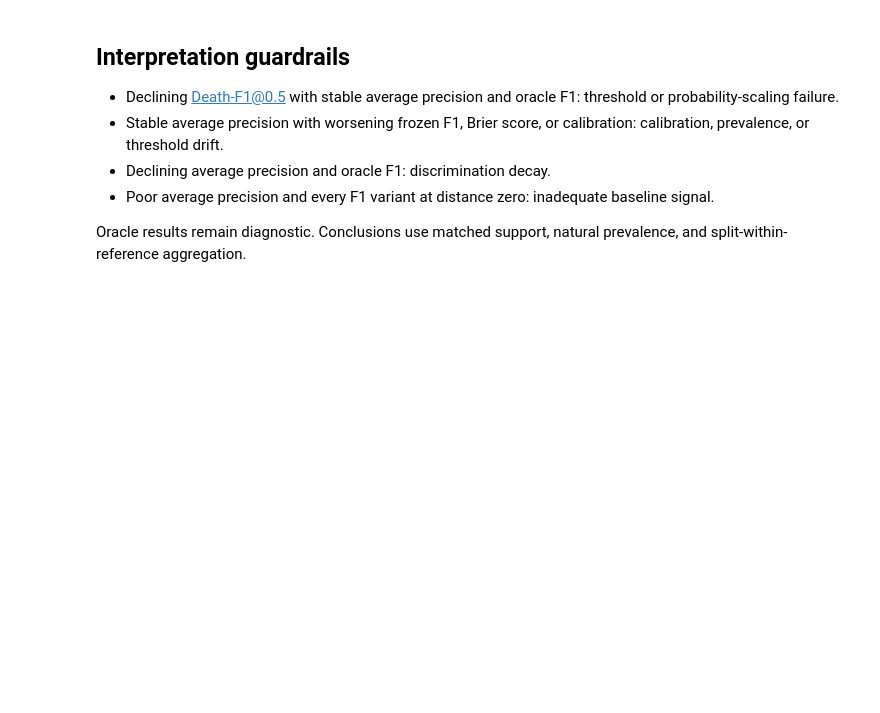
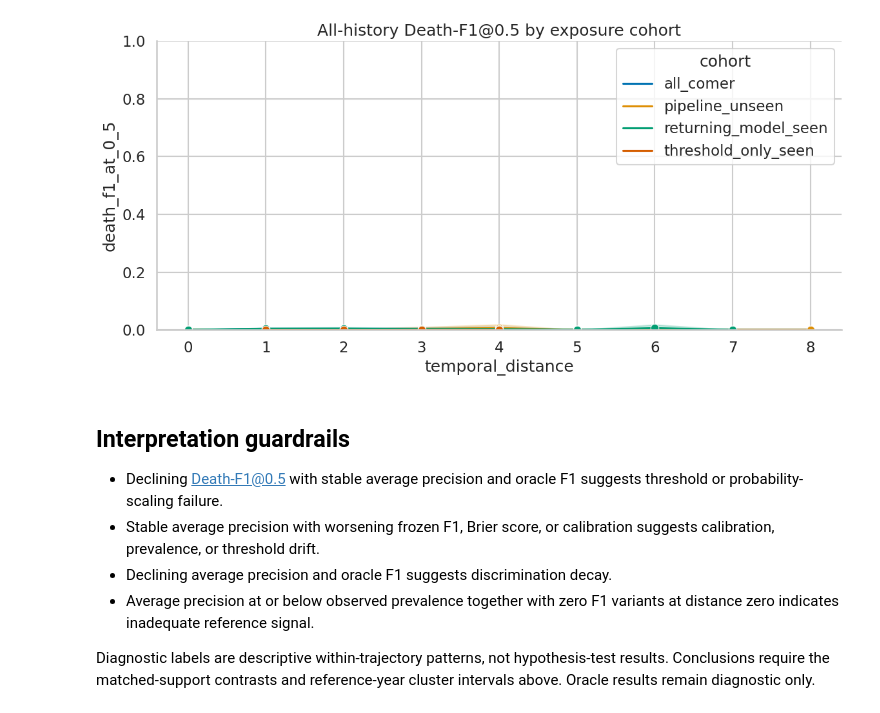
Before and after one commit to joaogabrielsilveira/SAE-TCAV, a Jupyter notebook: temporal_performance_windows_analysis.ipynb, the cells around one changed output. Saved outputs shown, nothing was run; the diff lists cells and outputs as text; code cells hidden in the pictures; blank space fills up the shorter version.

Commit message:
feat: new results

```diff
--- a/temporal_performance_windows_analysis.ipynb
+++ b/temporal_performance_windows_analysis.ipynb
@@ -69,7 +233,9 @@ display(tables['contrast_cluster_bootstrap'])
 # %%
 diagnostics = tables['diagnostic_classifications']
 display(pd.crosstab([diagnostics.window, diagnostics.cohort], diagnostics.classification))
-cohort_view = metrics[(metrics.window == 'all_history') & metrics.valid]
+display(diagnostics[diagnostics.temporal_distance.gt(0)].filter(regex='^(reference|patient|window|test|temporal|cohort|classification|delta_)').head(30))
+cohort_view = valid_metrics[valid_metrics.window.eq('all_history')]
 ax = sns.lineplot(data=cohort_view, x='temporal_distance', y='death_f1_at_0_5', hue='cohort', marker='o')
-ax.set(title='All-history operational performance by exposure cohort', ylim=(0, 1))
+ax.set(title='All-history Death-F1@0.5 by exposure cohort', ylim=(0, 1))
 plt.tight_layout(); plt.show()
+# %% [output]
@@ -76,9 +277,10 @@ plt.tight_layout(); plt.show()
+[figure, added]
 # %% [markdown]
 ## Interpretation guardrails
 
-- Declining Death-F1@0.5 with stable average precision and oracle F1: threshold or probability-scaling failure.
-- Stable average precision with worsening frozen F1, Brier score, or calibration: calibration, prevalence, or threshold drift.
-- Declining average precision and oracle F1: discrimination decay.
-- Poor average precision and every F1 variant at distance zero: inadequate baseline signal.
+- Declining Death-F1@0.5 with stable average precision and oracle F1 suggests threshold or probability-scaling failure.
+- Stable average precision with worsening frozen F1, Brier score, or calibration suggests calibration, prevalence, or threshold drift.
+- Declining average precision and oracle F1 suggests discrimination decay.
+- Average precision at or below observed prevalence together with zero F1 variants at distance zero indicates inadequate reference signal.
 
-Oracle results remain diagnostic. Conclusions use matched support, natural prevalence, and split-within-reference aggregation.
+Diagnostic labels are descriptive within-trajectory patterns, not hypothesis-test results. Conclusions require the matched-support contrasts and reference-year cluster intervals above. Oracle results remain diagnostic only.
```
Also changed, not shown: parts of 19 cells of this notebook, 4 other files.
